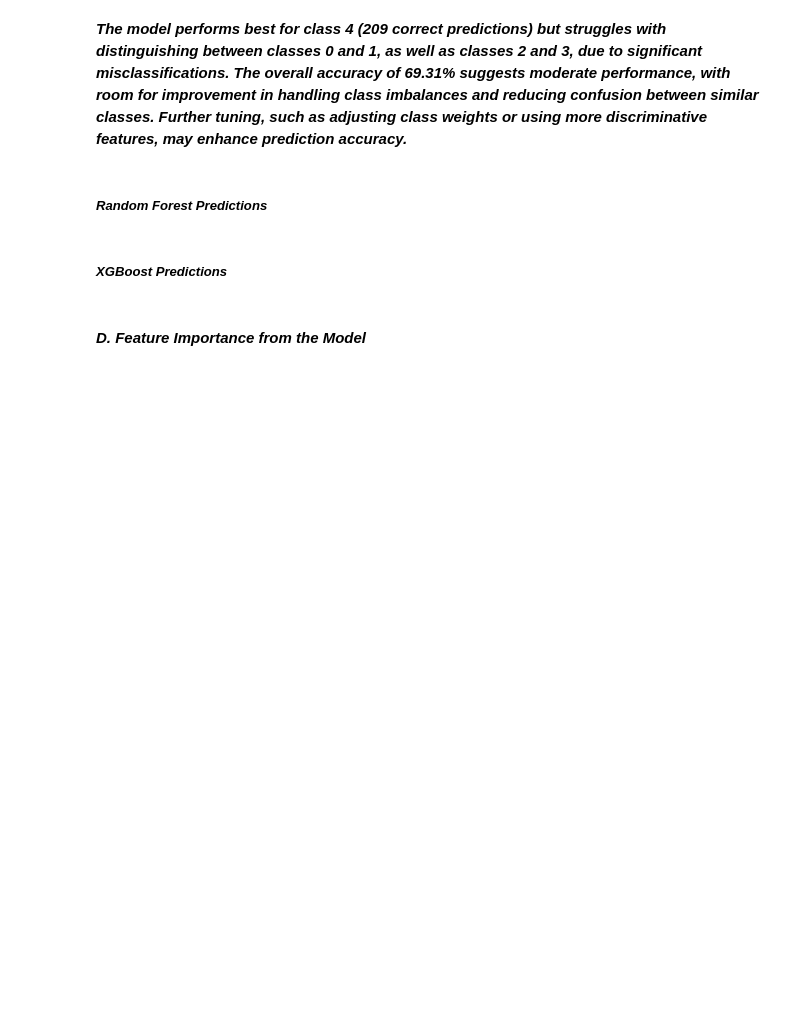
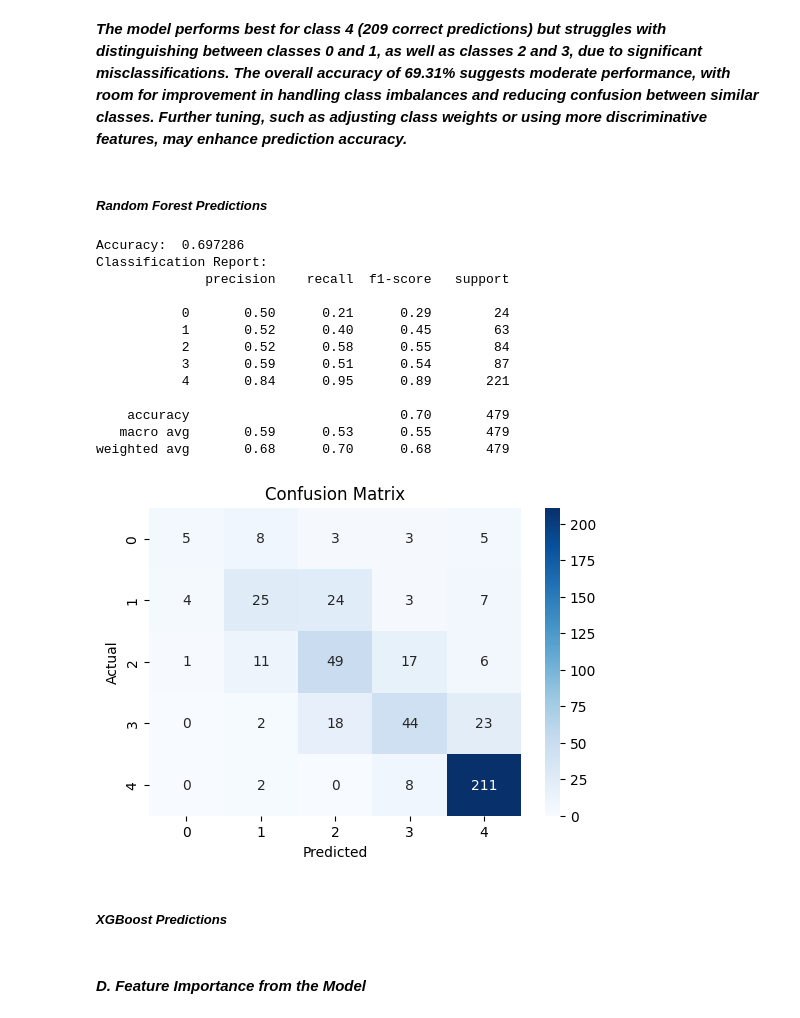
Before and after one commit to CountessOreo/Grade-Prediction-Tool, a Jupyter notebook: notebooks/Prepare_Data.ipynb, the cells around one changed output. Saved outputs shown, nothing was run; the diff lists cells and outputs as text; code cells hidden in the pictures; blank space fills up the shorter version.

```diff
--- a/notebooks/Prepare_Data.ipynb
+++ b/notebooks/Prepare_Data.ipynb
@@ -1665,7 +1654,7 @@ print(comparison_df.head(10))
 # b.) Make predictions using the model
 # ----------------------------------------
 
-pred = rf_model.predict(x_test)
+y_pred = model.predict(x_test)
 comparison_df = pd.DataFrame({
     'Actual': y_test,
     'Predicted': y_pred
@@ -1709,26 +1708,39 @@ Accuracy: 0.6931106471816284
 # %% [markdown]
 ##### ***Random Forest Predictions***
 # %%
-#-------------------------------------
-# c.) Evaluation of model performance
-#-------------------------------------
+#---------------------------------------------------------------------------------
+# c.) Evaluation of model performance, accuracy score and classsification report
+#---------------------------------------------------------------------------------
 
-mae = mean_absolute_error(y_test, pred)
+accuracy = accuracy_score(y_test, y_pred)
+print(f"Accuracy: {accuracy: 2f}")
 
-mse = mean_squared_error (y_test, pred)
+print ("Classification Report:")
+print(classification_report(y_test, y_pred))
 
-rmse = np.sqrt(mse)
+cm = confusion_matrix(y_test, y_pred)
 
-r2 = r2_score (y_test, pred)
-
-evs = explained_variance_score(y_test, pred)
-
-
-print(f"Mean Absolute Error: {mae}")
-print(f"Mean Squared Error: {mse}")
-print(f"Root Mean Squared Error: {rmse}")
-print(f"R-squared: {r2}")
-print(f"Explained Variance Score: {evs}")
+plt.figure(figsize=(6,4))
+sns.heatmap(cm, annot = True, fmt= 'd', cmap ='Blues')
+plt.xlabel("Predicted")
+plt.ylabel("Actual")
+plt.title("Confusion Matrix")
+plt.show()
+# %% [output]
+Accuracy:  0.697286
+Classification Report:
+              precision    recall  f1-score   support
+
+           0       0.50      0.21      0.29        24
+           1       0.52      0.40      0.45        63
+           2       0.52      0.58      0.55        84
+           3       0.59      0.51      0.54        87
+           4       0.84      0.95      0.89       221
+
+    accuracy                           0.70       479
+   macro avg       0.59      0.53      0.55       479
+weighted avg       0.68      0.70      0.68       479
+[figure, added]
 # %% [markdown]
 ##### ***XGBoost Predictions***
 # %% [markdown]
```
Also changed, not shown: parts of 3 cells of this notebook.
